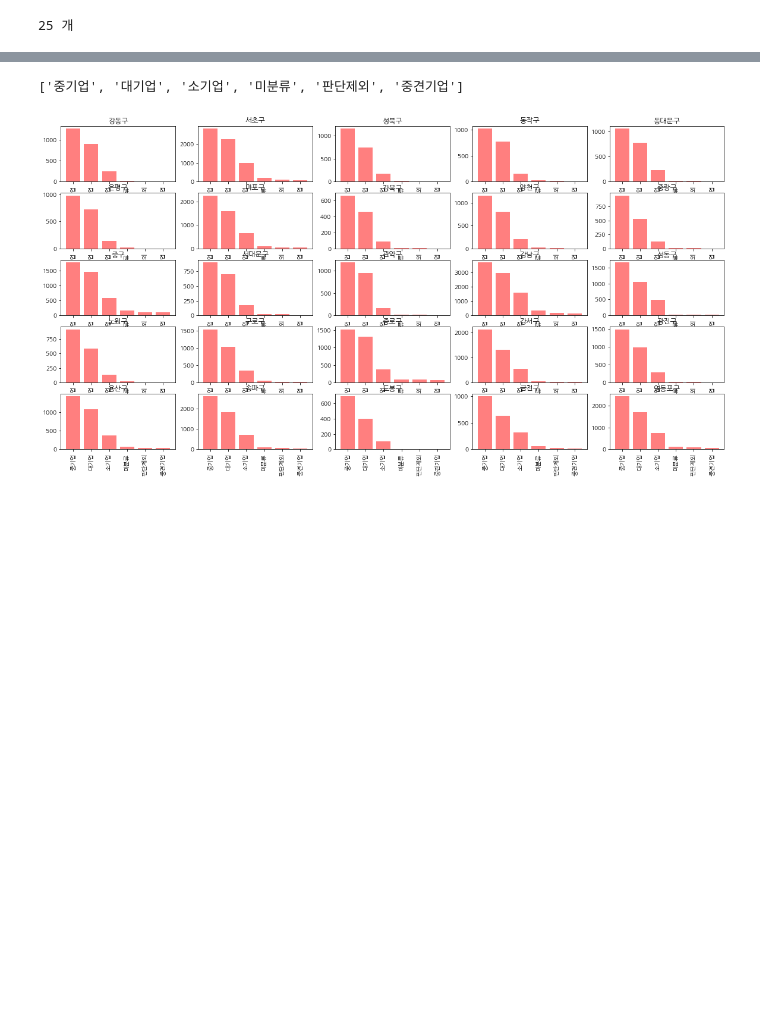
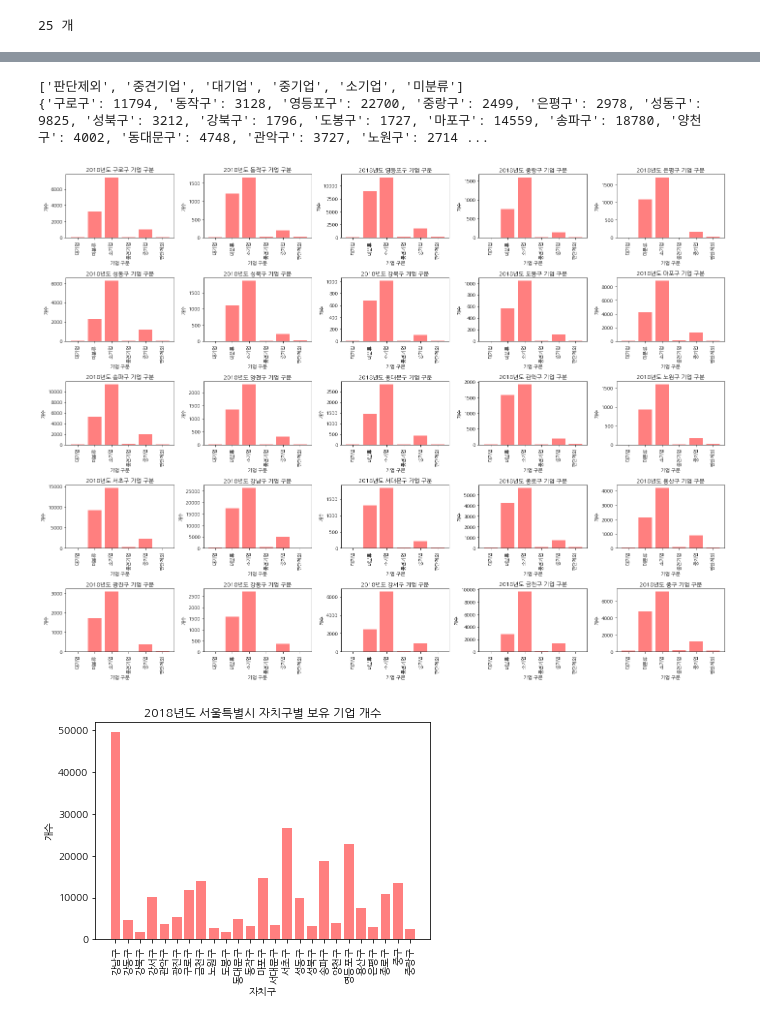
Before and after one commit to waverDeep/FinDataAnalysis, a Jupyter notebook: KCData/playground01.ipynb, the cells around one changed output, grey strips where cells are left out. Drawn from its saved outputs; the diff is of its cells as text; code cells hidden in the pictures; blank space fills up the shorter version.

```diff
--- a/KCData/playground01.ipynb
+++ b/KCData/playground01.ipynb
@@ -81,25 +91,28 @@ plt.show()
 import matplotlib.pyplot as plt
 import numpy as np
 import matplotlib as mpl
+import seaborn as sns
 mpl.rcParams['axes.unicode_minus'] = False
 plt.rcParams["font.family"] = 'NanumGothic'
 
 pack = []
 for gu in sigoongu:
-    temp = dataset[dataset['시군구명']==gu]
-    title = list(set(temp['업종중분류명']))
-    title_count = temp['업종중분류명'].value_counts().to_dict()
-    pack.append(title_count)
+    temp = dataset_2019[dataset_2019['시군구명']==gu]
+    temp = list(set(temp['업종중분류명']))
+    temp_dict = {}
+    for t in temp:
+        temp_dict[t] = 1
+    pack.append(temp_dict)
 
 big_pack = pd.DataFrame(pack, index=sigoongu, columns=middle)
 big_pack = big_pack.fillna(0)
 big_pack.head(10)
 plt.figure(figsize=(50,10))
-plt.pcolor(big_pack)
+sns.heatmap(big_pack, annot=True)
+plt.title('2019년도 자치구별 업종중중분류 존재유무', fontsize=20)
 plt.xticks(np.arange(0.5, len(big_pack.columns), 1), big_pack.columns, rotation=90)
 plt.yticks(np.arange(0.5, len(big_pack.index), 1), big_pack.index)
-plt.xlabel('__', fontsize=14)
-plt.ylabel('__', fontsize=14)
-plt.colorbar()
+plt.xlabel('업종중분류명', fontsize=14)
+plt.ylabel('자치구명', fontsize=14)
 plt.show()
 # %% [output]
@@ -120,24 +346,48 @@ big_pack = pd.DataFrame(pack, index=sigoongu, columns=big)
 # %%
 import matplotlib.pyplot as plt
 import matplotlib as mpl
 mpl.rcParams['axes.unicode_minus'] = False
 plt.rcParams["font.family"] = 'NanumGothic'
 # 시군구별 기업 구분 개수 추출
 company_dis = list(set(dataset['기업구분']))
 print(company_dis)
 
-plt.figure(figsize=(20,10))
+plt.figure(figsize=(20,15))
+gu_dic = {}
 for index, gu in enumerate(sigoongu):
+
     base = [ 0 for i in range(len(company_dis))]
-    temp = dataset[dataset['시군구명']==gu]
-    temp = temp['기업구분'].value_counts()
-    for i, t in enumerate(temp):
-        base[i] += t
+    temp = dataset_2018[dataset_2018['시군구명']==gu]
+    pack = []
+    title_count = {}
+    for t in company_dis:
+        temp_b = temp[temp['기업구분']==t]
+
+        count = temp_b['총기업수'].sum()
+        title_count[t] = count
+    pack.append(title_count)
+    big_pack = pd.DataFrame(pack)
+    big_pack = big_pack.fillna(0)
     plt.subplot(5,5,index+1)
-    plt.bar(company_dis, base, color='red', alpha=0.5)
+    plt.tight_layout()
+    plt.bar(big_pack.columns, big_pack.loc[0].tolist(), color='red', alpha=0.5)
     plt.xticks(rotation=90)
-    plt.title(gu)
+    plt.xlabel('기업 구분')
+    plt.ylabel('개수')
+    plt.title('2018년도 {} 기업 구분'.format(gu))
+    gu_dic[gu] = sum(big_pack.loc[0].tolist())
 plt.show()
+big_pack = pd.DataFrame([gu_dic])
+big_pack = big_pack.fillna(0)
+plt.bar(big_pack.columns, big_pack.loc[0].tolist(), color='red', alpha=0.5)
+plt.xticks(rotation=90)
+plt.title('2018년도 서울특별시 자치구별 보유 기업 개수')
+plt.xlabel('자치구')
+plt.ylabel('개수')
+plt.show()
+print(gu_dic)
 # %% [output]
-['중기업', '대기업', '소기업', '미분류', '판단제외', '중견기업']
+['판단제외', '중견기업', '대기업', '중기업', '소기업', '미분류']
+{'구로구': 11794, '동작구': 3128, '영등포구': 22700, '중랑구': 2499, '은평구': 2978, '성동구': 9825, '성북구': 3212, '강북구': 1796, '도봉구': 1727, '마포구': 14559, '송파구': 18780, '양천구': 4002, '동대문구': 4748, '관악구': 3727, '노원구': 2714 ...
-[figure, old version]
+[figure, new version]
+[figure, added]
```
Also changed, not shown: parts of 19 cells of this notebook, 3 other files.
